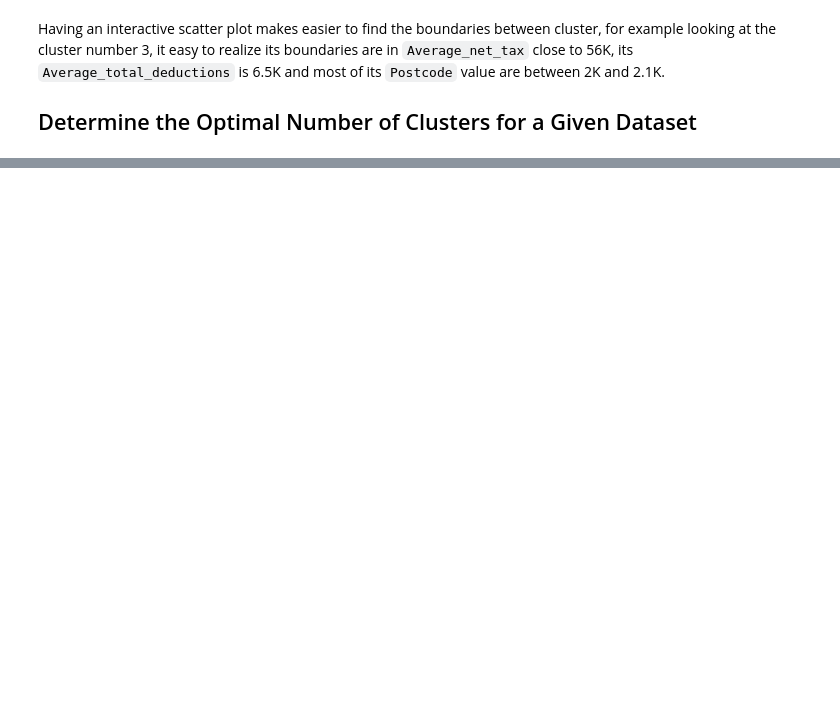
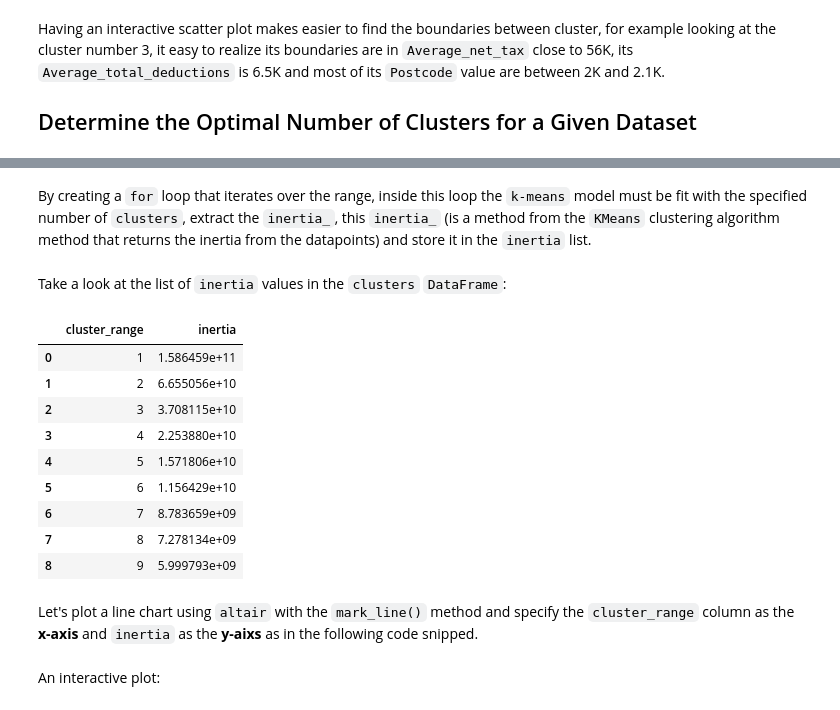
Before and after one commit to kleyersoma/Clustering_Analysis, a Jupyter notebook: clustering_analysis.ipynb, the cells around one changed output, grey strips where cells are left out. Drawn from its saved outputs; the diff is of its cells as text; code cells hidden in the pictures; blank space fills up the shorter version.

Commit message:
Number of Clusters Defined by 3

```diff
--- a/clustering_analysis.ipynb
+++ b/clustering_analysis.ipynb
@@ -716,0 +739,30 @@ Having an interactive scatter plot makes easier to find the boundaries between c
+# %%
+clusters = pd.DataFrame()
+clusters['cluster_range'] = range(1, 10)
+inertia = []
+# %% [markdown]
+By creating a <code>for</code> loop that iterates over the range, inside this loop the <code>k-means</code> model must be fit with the specified number of <code>clusters</code>, extract the <code>inertia_</code>, this <code>inertia_</code> (is a method from the <code>KMeans</code> clustering algorithm method that returns the inertia from the datapoints) and store it in the <code>inertia</code> list.
+# %%
+for k in clusters['cluster_range']:
+    kmeans = KMeans(n_clusters=k, n_jobs=-1, random_state=42).fit(X)
+    inertia.append(kmeans.inertia_)
+# %% [markdown]
+Take a look at the list of <code>inertia</code> values in the <code>clusters</code> <code>DataFrame</code>:
+# %%
+clusters['inertia'] = inertia
+clusters
+# %% [output]
+|  | cluster_range | inertia |
+| 0 | 1 | 1.586459e+11 |
+| 1 | 2 | 6.655056e+10 |
+| 2 | 3 | 3.708115e+10 |
+| 3 | 4 | 2.253880e+10 |
+| 4 | 5 | 1.571806e+10 |
+| 5 | 6 | 1.156429e+10 |
+| 6 | 7 | 8.783659e+09 |
+| 7 | 8 | 7.278134e+09 |
+| 8 | 9 | 5.999793e+09 |
+# %% [markdown]
+Let's plot a line chart using <code>altair</code> with the <code>mark_line()</code> method and specify the <code>cluster_range</code> column as the <b>x-axis</b> and <code>inertia</code> as the <b>y-aixs</b> as in the following code snipped.
+# %% [markdown]
+An interactive plot:
```
Also changed, not shown: parts of 16 cells of this notebook.
